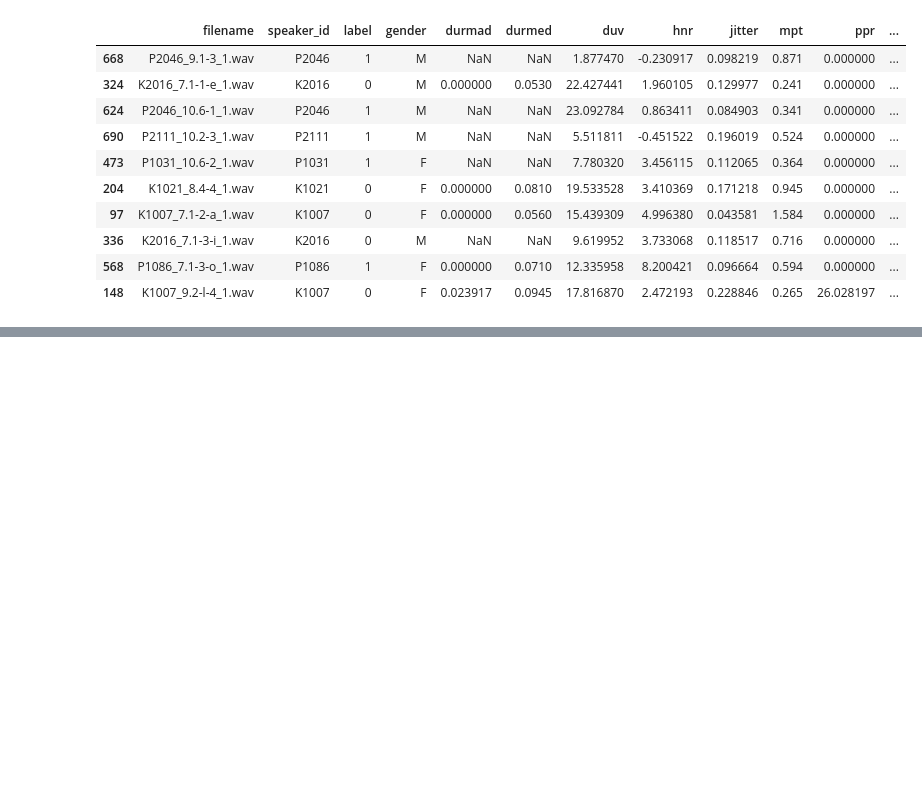
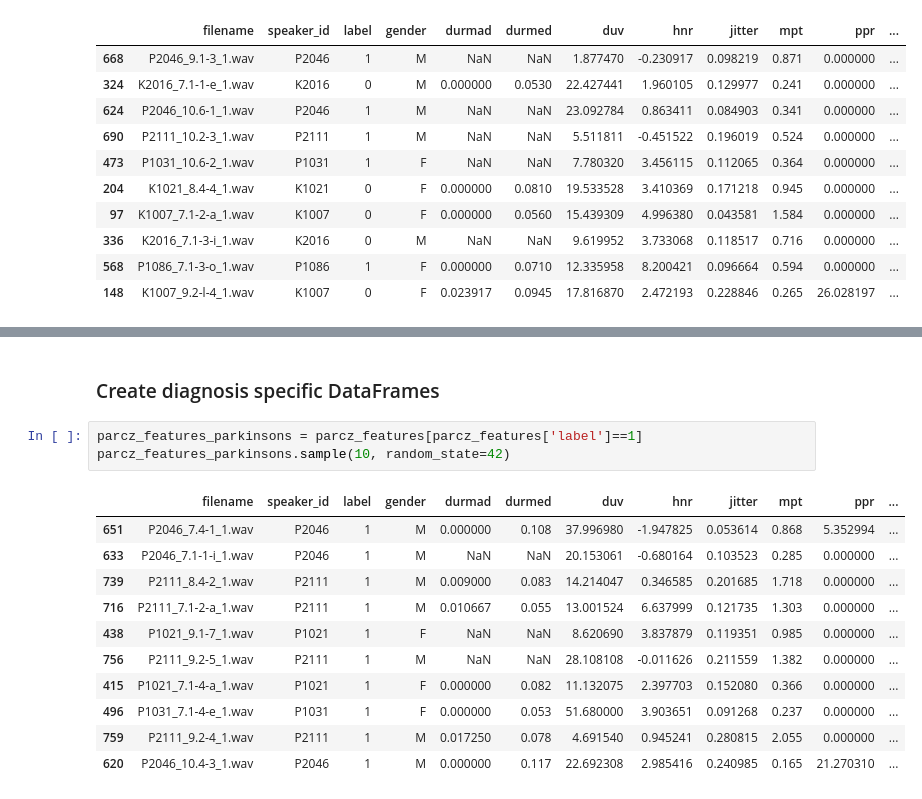
Before and after one commit to RichardLadislav/VuVoPy, a Jupyter notebook: example_scripts/statistic_eval_ntbk.ipynb, the cells around one changed output, grey strips where cells are left out. Saved outputs shown, nothing was run; the diff lists cells and outputs as text; blank space fills up the shorter version.

```diff
--- a/example_scripts/statistic_eval_ntbk.ipynb
+++ b/example_scripts/statistic_eval_ntbk.ipynb
@@ -22,0 +127,18 @@ parcz_features.sample(10, random_state=42)
+# %% [markdown]
+
+### Create diagnosis specific DataFrames
+# %%
+parcz_features_parkinsons = parcz_features[parcz_features['label']==1]
+parcz_features_parkinsons.sample(10, random_state=42)
+# %% [output]
+|  | filename | speaker_id | label | gender | durmad | durmed | duv | hnr | jitter | mpt | ppr | ... |
+| 651 | P2046_7.4-1_1.wav | P2046 | 1 | M | 0.000000 | 0.108 | 37.996980 | -1.947825 | 0.053614 | 0.868 | 5.352994 | ... |
+| 633 | P2046_7.1-1-i_1.wav | P2046 | 1 | M | NaN | NaN | 20.153061 | -0.680164 | 0.103523 | 0.285 | 0.000000 | ... |
+| 739 | P2111_8.4-2_1.wav | P2111 | 1 | M | 0.009000 | 0.083 | 14.214047 | 0.346585 | 0.201685 | 1.718 | 0.000000 | ... |
+| 716 | P2111_7.1-2-a_1.wav | P2111 | 1 | M | 0.010667 | 0.055 | 13.001524 | 6.637999 | 0.121735 | 1.303 | 0.000000 | ... |
+| 438 | P1021_9.1-7_1.wav | P1021 | 1 | F | NaN | NaN | 8.620690 | 3.837879 | 0.119351 | 0.985 | 0.000000 | ... |
+| 756 | P2111_9.2-5_1.wav | P2111 | 1 | M | NaN | NaN | 28.108108 | -0.011626 | 0.211559 | 1.382 | 0.000000 | ... |
+| 415 | P1021_7.1-4-a_1.wav | P1021 | 1 | F | 0.000000 | 0.082 | 11.132075 | 2.397703 | 0.152080 | 0.366 | 0.000000 | ... |
+| 496 | P1031_7.1-4-e_1.wav | P1031 | 1 | F | 0.000000 | 0.053 | 51.680000 | 3.903651 | 0.091268 | 0.237 | 0.000000 | ... |
+| 759 | P2111_9.2-4_1.wav | P2111 | 1 | M | 0.017250 | 0.078 | 4.691540 | 0.945241 | 0.280815 | 2.055 | 0.000000 | ... |
+| 620 | P2046_10.4-3_1.wav | P2046 | 1 | M | 0.000000 | 0.117 | 22.692308 | 2.985416 | 0.240985 | 0.165 | 21.270310 | ... |
```
Also changed, not shown: parts of 10 cells of this notebook.
